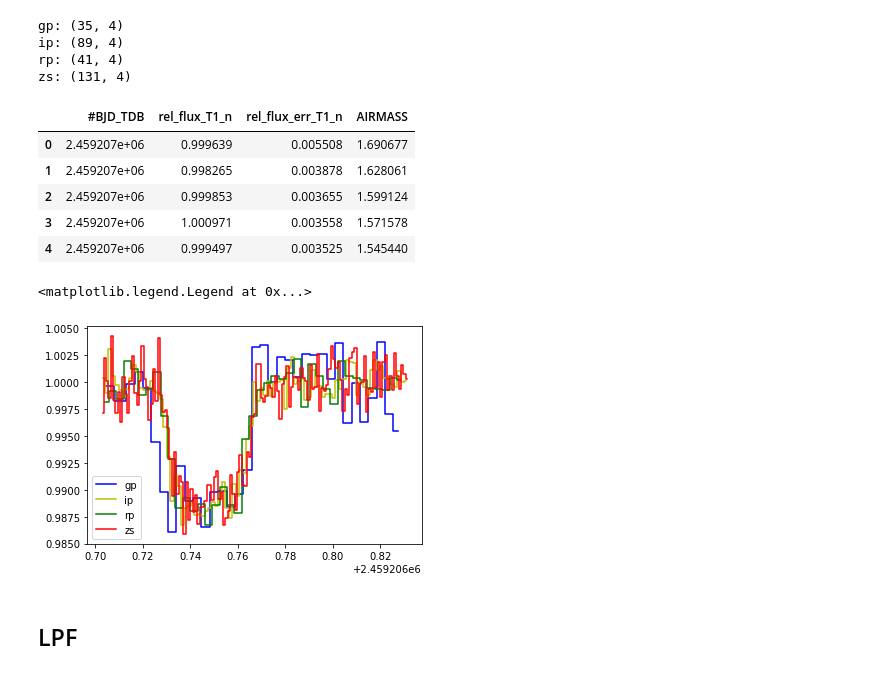
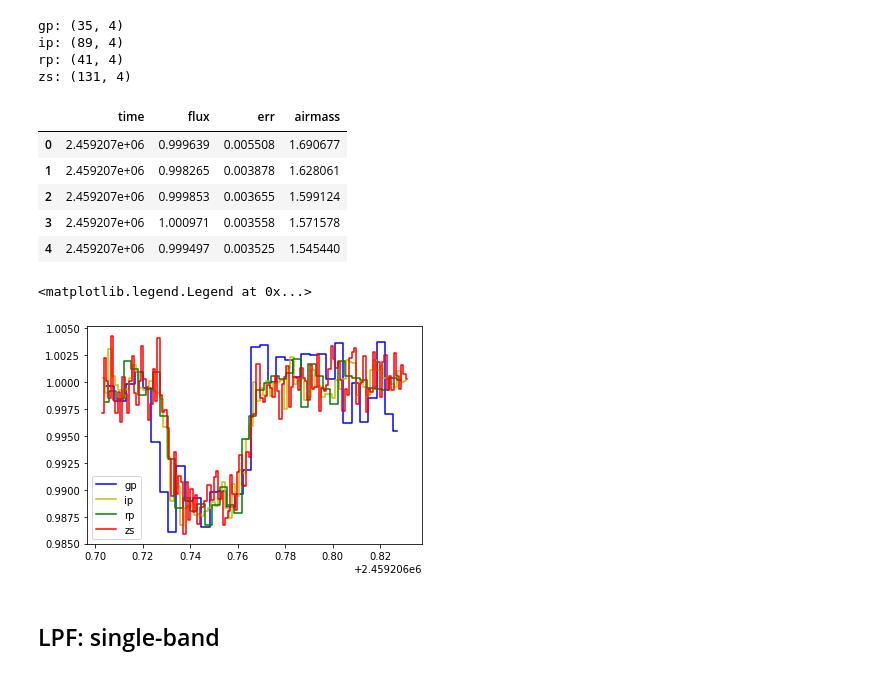
Before and after one commit to jpdeleon/toi1696, a Jupyter notebook: notebooks/contamination.ipynb, the cells around one changed output. Drawn from its saved outputs; the diff is of its cells as text; code cells hidden in the pictures.

```diff
--- a/notebooks/contamination.ipynb
+++ b/notebooks/contamination.ipynb
@@ -12,10 +12,11 @@ files
 # %%
 import pandas as pd
 
+colnames = "time flux err airmass".split()
 lcs = {}
 for f in files:
     b = f.split("_")[-3]
-    lc = pd.read_csv(f, delimiter="\t")
+    lc = pd.read_csv(f, delimiter="\t", names=colnames, comment='#')
     lcs[b] = lc
     print(f"{b}: {lc.shape}")
 # %% [output]
@@ -26,7 +27,7 @@ zs: (131, 4)
 # %%
 lcs['gp'].head()
 # %% [output]
-|  | #BJD_TDB | rel_flux_T1_n | rel_flux_err_T1_n | AIRMASS |
+|  | time | flux | err | airmass |
 | 0 | 2.459207e+06 | 0.999639 | 0.005508 | 1.690677 |
 | 1 | 2.459207e+06 | 0.998265 | 0.003878 | 1.628061 |
 | 2 | 2.459207e+06 | 0.999853 | 0.003655 | 1.599124 |
@@ -35,20 +36,20 @@ lcs['gp'].head()
 # %%
 import matplotlib.pyplot as pl
 
 colors = {"gp": "b",
           "rp": "g",
           "ip": "y",
           "zs": "r"
          }
 
 for b in lcs:
-    t = lcs[b]['#BJD_TDB']
-    f = lcs[b]['rel_flux_T1_n']
+    t = lcs[b]['time']
+    f = lcs[b]['flux']
 #     pl.plot(t, f, c=colors[b], marker='.', ls='', label=b)
     pl.plot(t, f, c=colors[b], drawstyle='steps-mid', label=b)
 pl.legend()
 # %% [output]
 <matplotlib.legend.Legend at 0x...>
-[figure, old version]
+[figure, new version]
 # %% [markdown]
-## LPF
+## LPF: single-band
```
Also changed, not shown: parts of 31 cells of this notebook, 18 other files.
